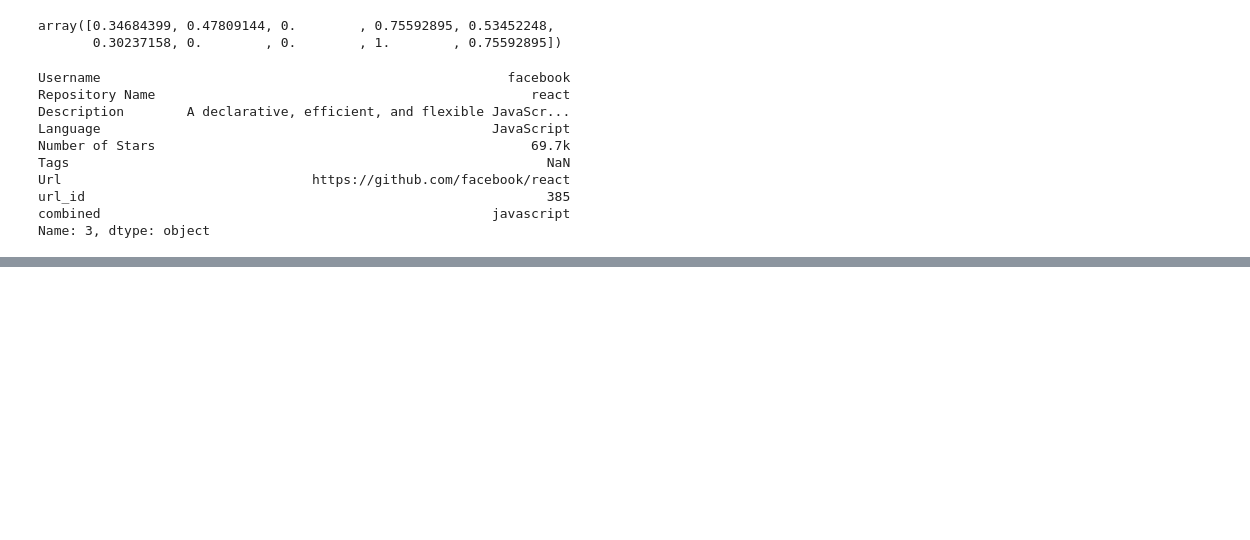
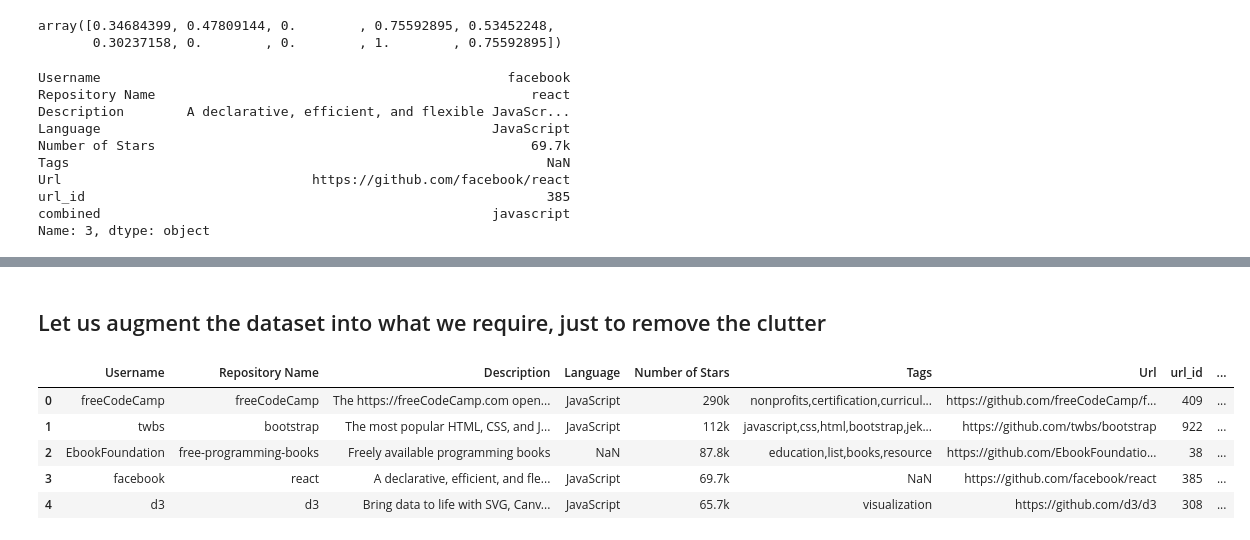
Before and after one commit to raghuramjee7/opensource-recommedation-system, a Jupyter notebook: recommender/notebook.ipynb, the cells around one changed output, grey strips where cells are left out. Drawn from its saved outputs; the diff is of its cells as text; code cells hidden in the pictures; blank space fills up the shorter version.

```diff
--- a/recommender/notebook.ipynb
+++ b/recommender/notebook.ipynb
@@ -115,0 +198,11 @@ def cosine_similarity(user, current):
+# %% [markdown]
+## Let us augment the dataset into what we require, just to remove the clutter
+# %%
+df.head()
+# %% [output]
+|  | Username | Repository Name | Description | Language | Number of Stars | Tags | Url | url_id | ... |
+| 0 | freeCodeCamp | freeCodeCamp | The https://freeCodeCamp.com open... | JavaScript | 290k | nonprofits,certification,curricul... | https://github.com/freeCodeCamp/f... | 409 | ... |
+| 1 | twbs | bootstrap | The most popular HTML, CSS, and J... | JavaScript | 112k | javascript,css,html,bootstrap,jek... | https://github.com/twbs/bootstrap | 922 | ... |
+| 2 | EbookFoundation | free-programming-books | Freely available programming books | NaN | 87.8k | education,list,books,resource | https://github.com/EbookFoundatio... | 38 | ... |
+| 3 | facebook | react | A declarative, efficient, and fle... | JavaScript | 69.7k | NaN | https://github.com/facebook/react | 385 | ... |
+| 4 | d3 | d3 | Bring data to life with SVG, Canv... | JavaScript | 65.7k | visualization | https://github.com/d3/d3 | 308 | ... |
```
Also changed, not shown: parts of 9 cells of this notebook, 8 other files.
